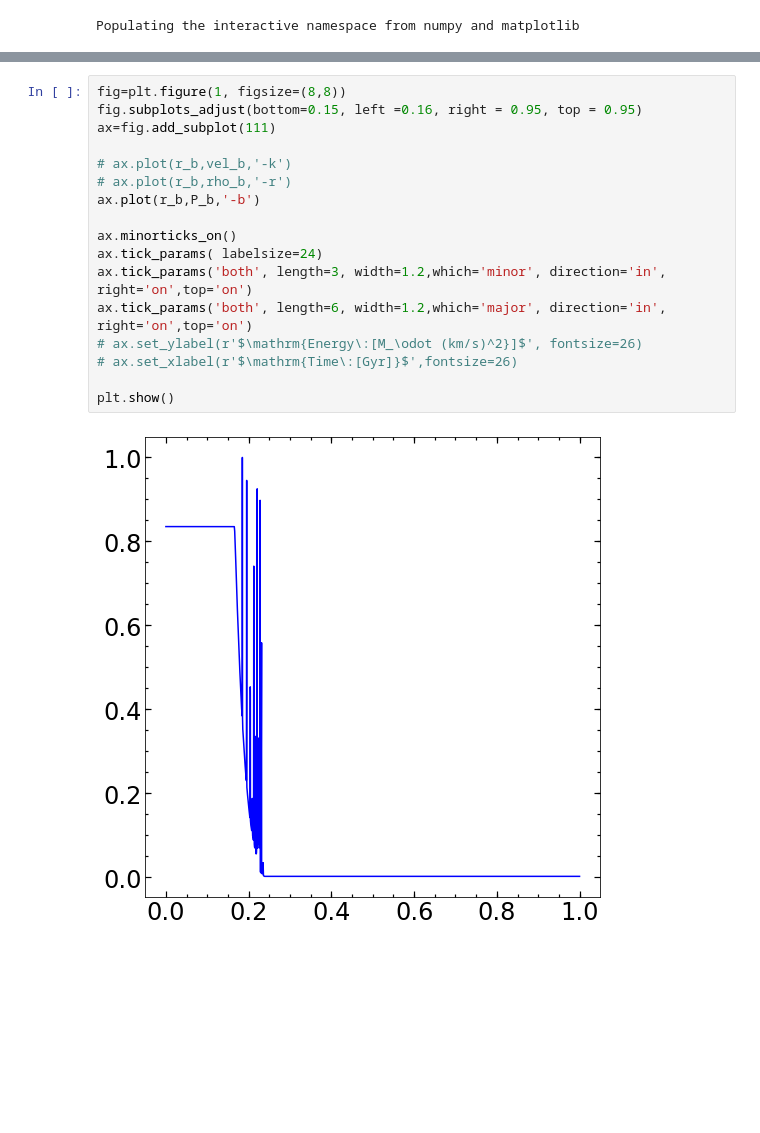
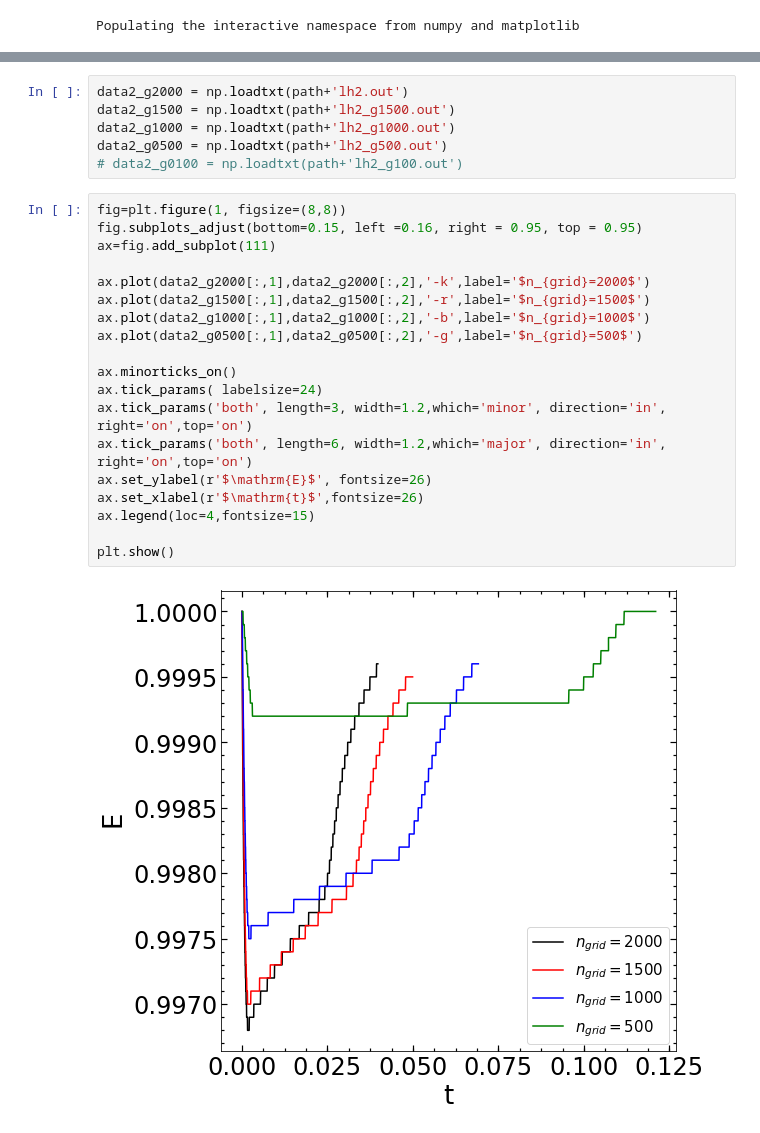
Before and after one commit to ornemarioni/mn2, a Jupyter notebook: Capitulo6.ipynb, the cells around one changed output, grey strips where cells are left out. Saved outputs shown, nothing was run; the diff lists cells and outputs as text; blank space fills up the shorter version.

```diff
--- a/Capitulo6.ipynb
+++ b/Capitulo6.ipynb
@@ -42,19 +178,27 @@ plt.show()
+# %%
+data2_g2000 = np.loadtxt(path+'lh2.out')
+data2_g1500 = np.loadtxt(path+'lh2_g1500.out')
+data2_g1000 = np.loadtxt(path+'lh2_g1000.out')
+data2_g0500 = np.loadtxt(path+'lh2_g500.out')
+# data2_g0100 = np.loadtxt(path+'lh2_g100.out')
 # %%
 fig=plt.figure(1, figsize=(8,8))
 fig.subplots_adjust(bottom=0.15, left =0.16, right = 0.95, top = 0.95)
 ax=fig.add_subplot(111)
 
-# ax.plot(r_b,vel_b,'-k')
-# ax.plot(r_b,rho_b,'-r')
-ax.plot(r_b,P_b,'-b')
+ax.plot(data2_g2000[:,1],data2_g2000[:,2],'-k',label='$n_{grid}=2000$')
+ax.plot(data2_g1500[:,1],data2_g1500[:,2],'-r',label='$n_{grid}=1500$')
+ax.plot(data2_g1000[:,1],data2_g1000[:,2],'-b',label='$n_{grid}=1000$')
+ax.plot(data2_g0500[:,1],data2_g0500[:,2],'-g',label='$n_{grid}=500$')
 
 ax.minorticks_on()
 ax.tick_params( labelsize=24)
 ax.tick_params('both', length=3, width=1.2,which='minor', direction='in', right='on',top='on')
 ax.tick_params('both', length=6, width=1.2,which='major', direction='in', right='on',top='on')
-# ax.set_ylabel(r'$\mathrm{Energy\:[M_\odot (km/s)^2}]$', fontsize=26)
-# ax.set_xlabel(r'$\mathrm{Time\:[Gyr]}$',fontsize=26)
+ax.set_ylabel(r'$\mathrm{E}$', fontsize=26)
+ax.set_xlabel(r'$\mathrm{t}$',fontsize=26)
+ax.legend(loc=4,fontsize=15)
 
 plt.show()
 # %% [output]
-[figure, old version]
+[figure, new version]
```
Also changed, not shown: parts of 12 cells of this notebook.
